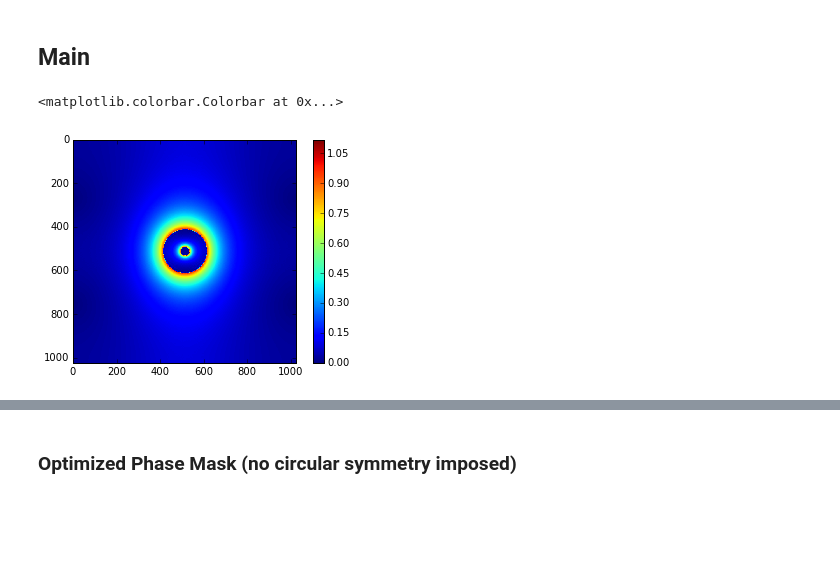
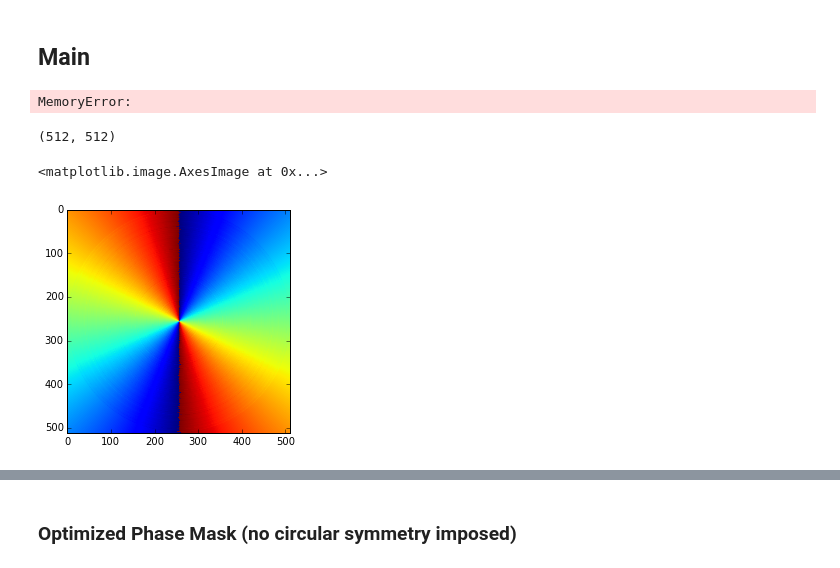
Before and after one commit to patapisp/pyNodal, a Jupyter notebook: MaskOptimization.ipynb, the cells around one changed output, grey strips where cells are left out. Cells and saved outputs as stored; diff of their text form; code cells hidden in the pictures; blank space fills up the shorter version.

```diff
--- a/MaskOptimization.ipynb
+++ b/MaskOptimization.ipynb
@@ -76,16 +181,44 @@ lambdaOverD = N/apRad/2
 # choose entrance pupil
 #EP = fits.getdata('VLT_pupil_N=512_apRad_250.0.fits')
 from pupil_masks import make_annular_pupil
-EP = make_annular_pupil(1024, 100, 0.2)
-#EP = np.lib.pad(EP, (256, 256), 'constant', constant_values=(0,0))
+EP = make_annular_pupil(1024, 250, 0.2)
+EP = np.lib.pad(EP, (512, 512), 'constant', constant_values=(0,0))
 FPM_init = np.exp(1j*2*THETA)
 FP = myfft2(EP)*FPM_init
 LP = myifft2(FP)
-plt.imshow(abs(LP), interpolation='nearest', cmap='jet')
+plt.imshow(abs(EP), interpolation='nearest', cmap='gray', vmin=0, vmax=1)
 plt.colorbar()
 # %% [output]
-<matplotlib.colorbar.Colorbar at 0x...>
+MemoryError:
-[figure, removed]
+# %%
+### DEBUG
+PSF = myfft2(EP)
+FP = PSF*FPM_init
+maxleak = np.sum(np.sum(abs(EP*LS)**2))
+
+LPj = myifft2(FP)  # field in Lyot plane
+LPj *= (1-OPT_REG_LP) # field in LP with nodal region set to zero
+FPj = myfft2(LPj) # current focal plane
+FPC0 = np.exp(1j*(np.angle(FPj) - np.angle(PSF) - np.angle(FPM_init)))
+leak = np.sum(np.sum(np.real(LPj*LS))**2)/maxleak
+pc_FPC = PolarTransform(FPC0, 1, 1)
+ftpc_FPC = np.fft.fftshift(np.fft.fft(np.fft.fftshift(pc_FPC,axes=(1,)),axis=1),axes=(1,))
+ftpc_FPC_new = np.zeros(np.shape(ftpc_FPC), dtype=np.complex)
+
+ftpc_FPC_new[:,180] = ftpc_FPC[:,180]
+
+pc_FPC = np.fft.fftshift(np.fft.ifft(np.fft.fftshift(ftpc_FPC_new,axes=(1,)),axis=1),axes=(1,))
+FPC0 = iPolarTransform(pc_FPC,1,1)
+# %% [output]
+(512, 512)
+# %%
+FPC = np.exp(1j*OPT_REG_FP*np.angle(FPC0))
+FP = PSF*FPM_init*FPC
+FPM = np.exp(1j*(np.angle(FP)-np.angle(PSF)))
+plt.imshow(np.angle(FPM))
+# %% [output]
+<matplotlib.image.AxesImage at 0x...>
+[figure, added]
 # %%
 #EP = np.lib.pad(EP, (256, 256), 'constant', constant_values=(0,0))
 normI = np.max(np.max(abs(myfft2(EP))**2))  # Irradiance normalization
```
Also changed, not shown: parts of 15 cells of this notebook, 2 other files.
